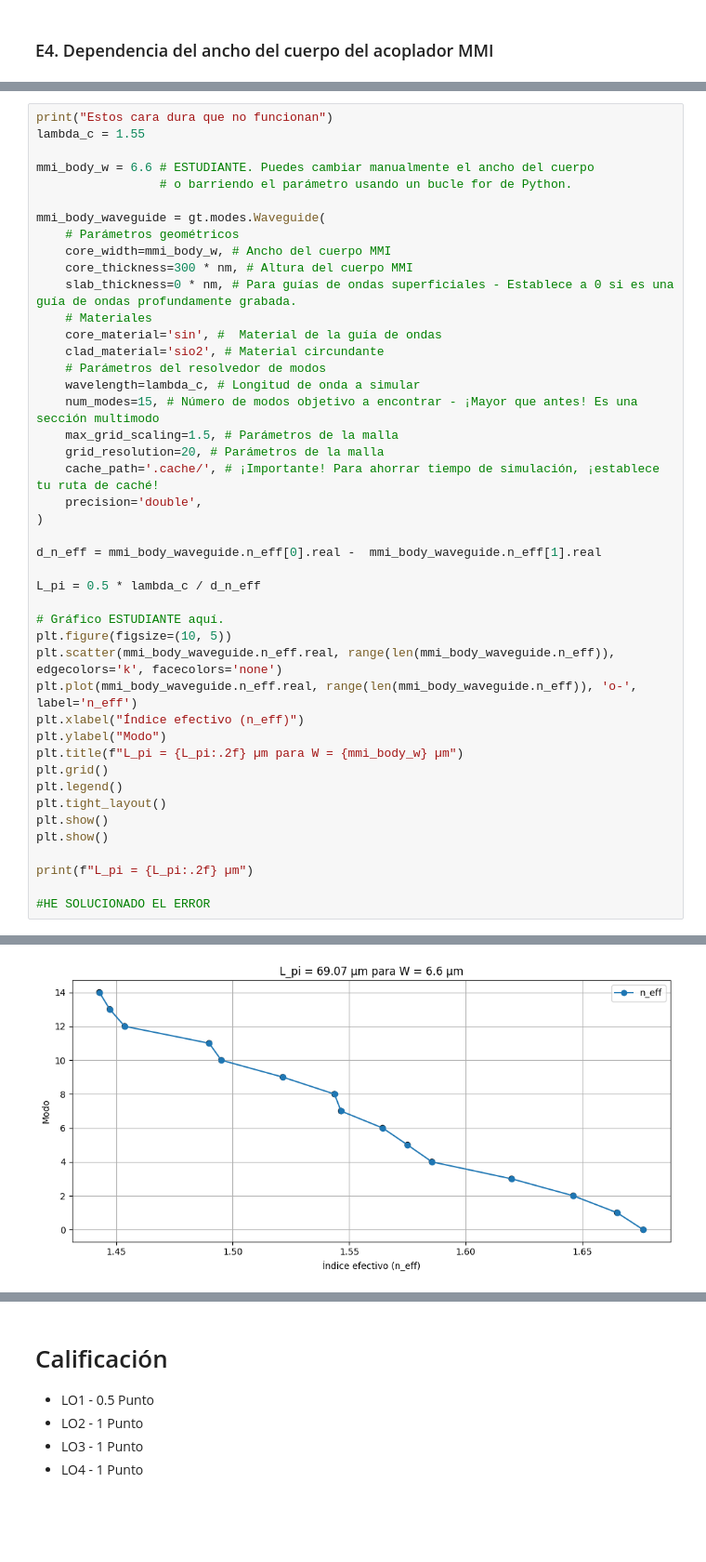
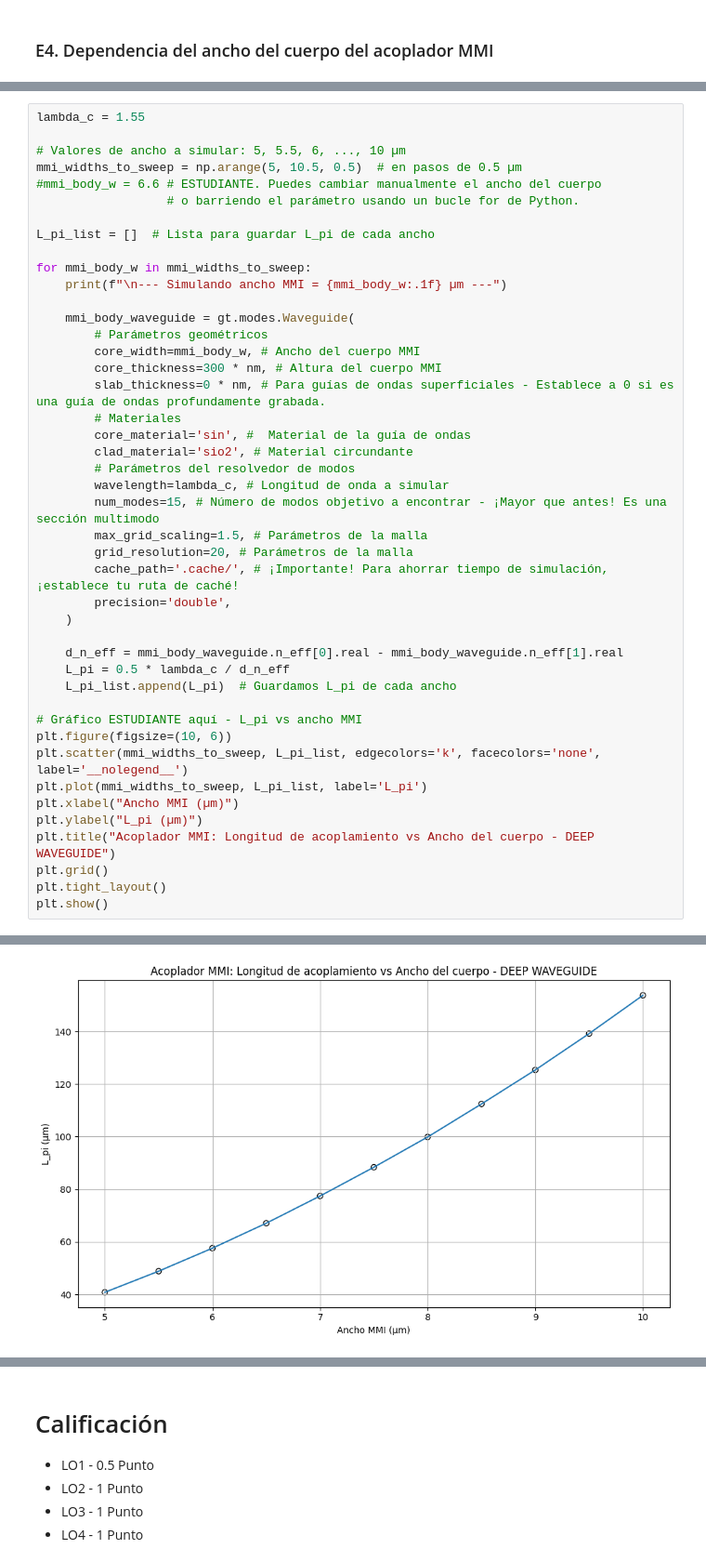
Before and after one commit to jfgimloz/cifoin-lab2, a Jupyter notebook: COUPLERS_Student.ipynb, the cells around one changed output, grey strips where cells are left out. Shown at 93% size. Cells and saved outputs as stored; diff of their text form; blank space fills up the shorter version.

Commit message:
Archivo actualizado todo funciona a dia de 9 abril

```diff
--- a/COUPLERS_Student.ipynb
+++ b/COUPLERS_Student.ipynb
@@ -857,45 +1125,45 @@ plt.show()
 # %%
-print("Estos cara dura que no funcionan")
 lambda_c = 1.55
 
-mmi_body_w = 6.6 # ESTUDIANTE. Puedes cambiar manualmente el ancho del cuerpo
-                 # o barriendo el parámetro usando un bucle for de Python.
+# Valores de ancho a simular: 5, 5.5, 6, ..., 10 µm
+mmi_widths_to_sweep = np.arange(5, 10.5, 0.5)  # en pasos de 0.5 µm
+#mmi_body_w = 6.6 # ESTUDIANTE. Puedes cambiar manualmente el ancho del cuerpo
+                  # o barriendo el parámetro usando un bucle for de Python.
 
-mmi_body_waveguide = gt.modes.Waveguide(
-    # Parámetros geométricos
-    core_width=mmi_body_w, # Ancho del cuerpo MMI
-    core_thickness=300 * nm, # Altura del cuerpo MMI
-    slab_thickness=0 * nm, # Para guías de ondas superficiales - Establece a 0 si es una guía de ondas profundamente grabada.
-    # Materiales
-    core_material='sin', #  Material de la guía de ondas
-    clad_material='sio2', # Material circundante
-    # Parámetros del resolvedor de modos
-    wavelength=lambda_c, # Longitud de onda a simular
-    num_modes=15, # Número de modos objetivo a encontrar - ¡Mayor que antes! Es una sección multimodo
-    max_grid_scaling=1.5, # Parámetros de la malla
-    grid_resolution=20, # Parámetros de la malla
-    cache_path='.cache/', # ¡Importante! Para ahorrar tiempo de simulación, ¡establece tu ruta de caché!
-    precision='double',
-)
+L_pi_list = []  # Lista para guardar L_pi de cada ancho
 
-d_n_eff = mmi_body_waveguide.n_eff[0].real -  mmi_body_waveguide.n_eff[1].real
+for mmi_body_w in mmi_widths_to_sweep:
+    print(f"\n--- Simulando ancho MMI = {mmi_body_w:.1f} µm ---")
 
-L_pi = 0.5 * lambda_c / d_n_eff
+    mmi_body_waveguide = gt.modes.Waveguide(
+        # Parámetros geométricos
+        core_width=mmi_body_w, # Ancho del cuerpo MMI
+        core_thickness=300 * nm, # Altura del cuerpo MMI
+        slab_thickness=0 * nm, # Para guías de ondas superficiales - Establece a 0 si es una guía de ondas profundamente grabada.
+        # Materiales
+        core_material='sin', #  Material de la guía de ondas
+        clad_material='sio2', # Material circundante
+        # Parámetros del resolvedor de modos
+        wavelength=lambda_c, # Longitud de onda a simular
+        num_modes=15, # Número de modos objetivo a encontrar - ¡Mayor que antes! Es una sección multimodo
+        max_grid_scaling=1.5, # Parámetros de la malla
+        grid_resolution=20, # Parámetros de la malla
+        cache_path='.cache/', # ¡Importante! Para ahorrar tiempo de simulación, ¡establece tu ruta de caché!
+        precision='double',
+    )
 
-# Gráfico ESTUDIANTE aquí.
-plt.figure(figsize=(10, 5))
-plt.scatter(mmi_body_waveguide.n_eff.real, range(len(mmi_body_waveguide.n_eff)), edgecolors='k', facecolors='none')
-plt.plot(mmi_body_waveguide.n_eff.real, range(len(mmi_body_waveguide.n_eff)), 'o-', label='n_eff')
-plt.xlabel("Índice efectivo (n_eff)")
-plt.ylabel("Modo")
-plt.title(f"L_pi = {L_pi:.2f} µm para W = {mmi_body_w} µm")
+    d_n_eff = mmi_body_waveguide.n_eff[0].real - mmi_body_waveguide.n_eff[1].real
+    L_pi = 0.5 * lambda_c / d_n_eff
+    L_pi_list.append(L_pi)  # Guardamos L_pi de cada ancho
+
+# Gráfico ESTUDIANTE aquí - L_pi vs ancho MMI
+plt.figure(figsize=(10, 6))
+plt.scatter(mmi_widths_to_sweep, L_pi_list, edgecolors='k', facecolors='none', label='__nolegend__')
+plt.plot(mmi_widths_to_sweep, L_pi_list, label='L_pi')
+plt.xlabel("Ancho MMI (µm)")
+plt.ylabel("L_pi (µm)")
+plt.title("Acoplador MMI: Longitud de acoplamiento vs Ancho del cuerpo - DEEP WAVEGUIDE")
 plt.grid()
-plt.legend()
 plt.tight_layout()
 plt.show()
-plt.show()
-
-print(f"L_pi = {L_pi:.2f} µm")
-
-#HE SOLUCIONADO EL ERROR
 # %% [output]
@@ -904 +1187 @@ Estos cara dura que no funcionan
-[figure, old version]
+[figure, new version]
```
Also changed, not shown: parts of 29 cells of this notebook.
